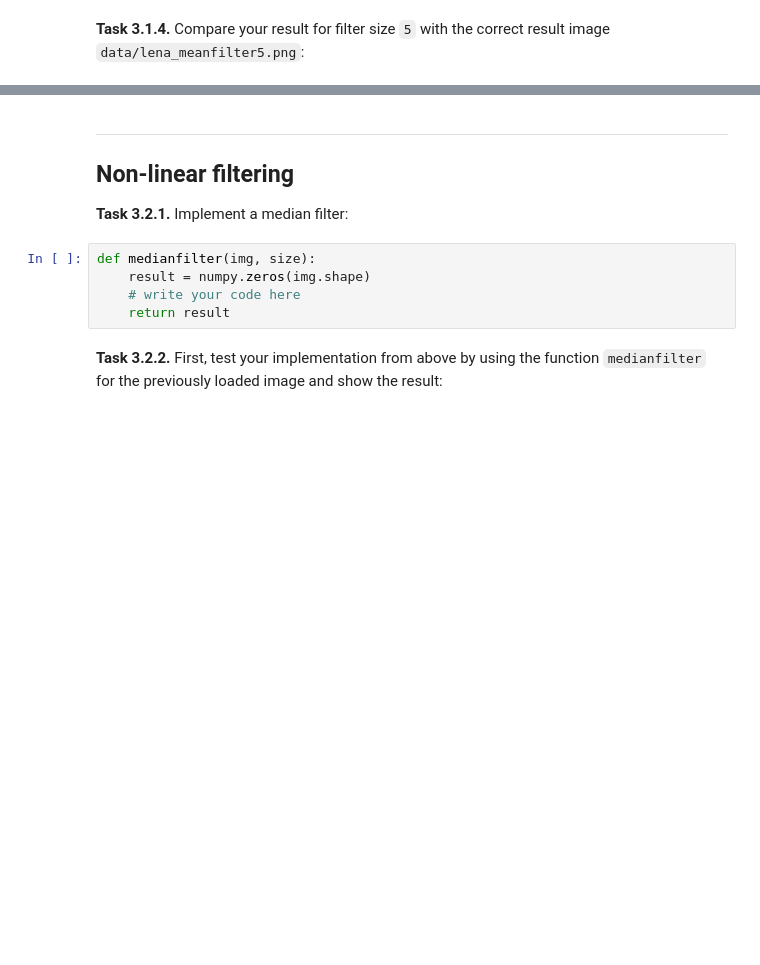
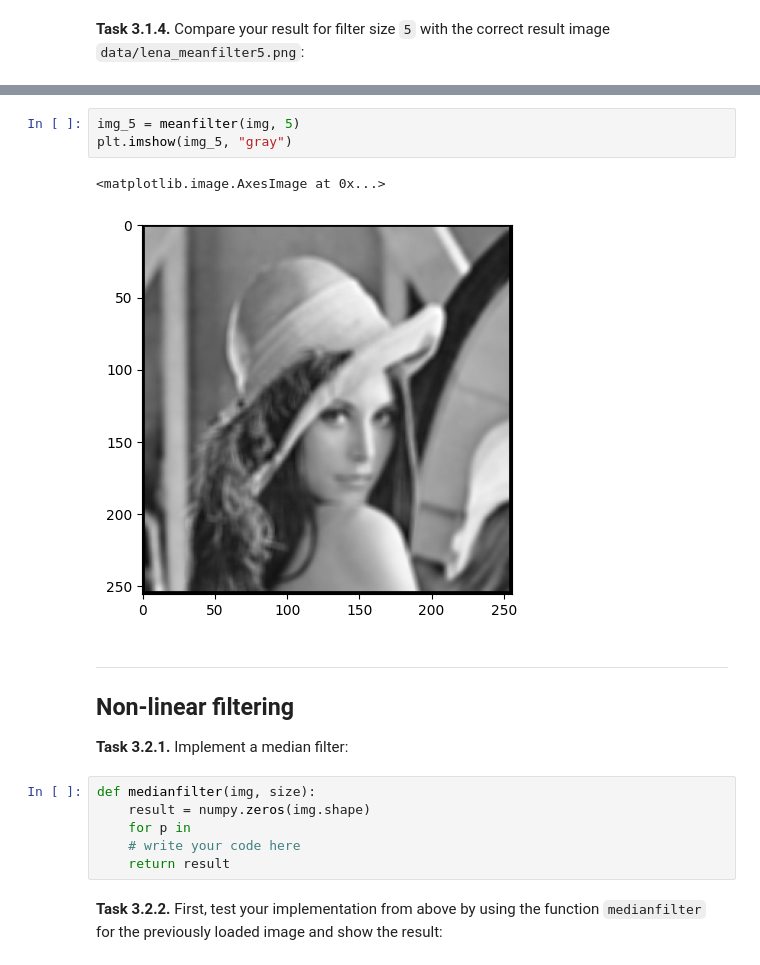
Before and after one commit to Amelie-Hoefchen/mobi-fs3-python, a Jupyter notebook: task3.ipynb, the cells around one changed output, grey strips where cells are left out. Drawn from its saved outputs; the diff is of its cells as text; blank space fills up the shorter version.

```diff
--- a/task3.ipynb
+++ b/task3.ipynb
@@ -47,3 +59,9 @@ IndexError: too many indices for array: array is 2-dimensional, but 3 were index
+# %%
+img_5 = meanfilter(img, 5)
+plt.imshow(img_5, "gray")
+# %% [output]
+<matplotlib.image.AxesImage at 0x...>
+[figure, added]
 # %% [markdown]
 ---
 
@@ -53,6 +71,7 @@ IndexError: too many indices for array: array is 2-dimensional, but 3 were index
 # %%
 def medianfilter(img, size):
     result = numpy.zeros(img.shape)
+    for p in
     # write your code here
     return result
 # %% [markdown]
```
Also changed, not shown: parts of 8 cells of this notebook.
